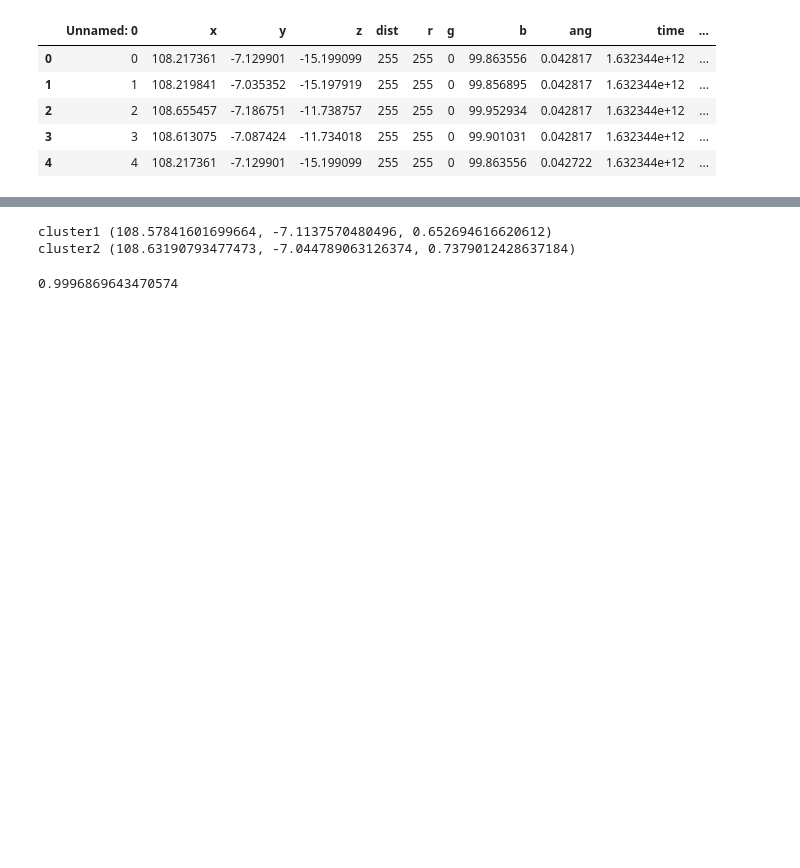
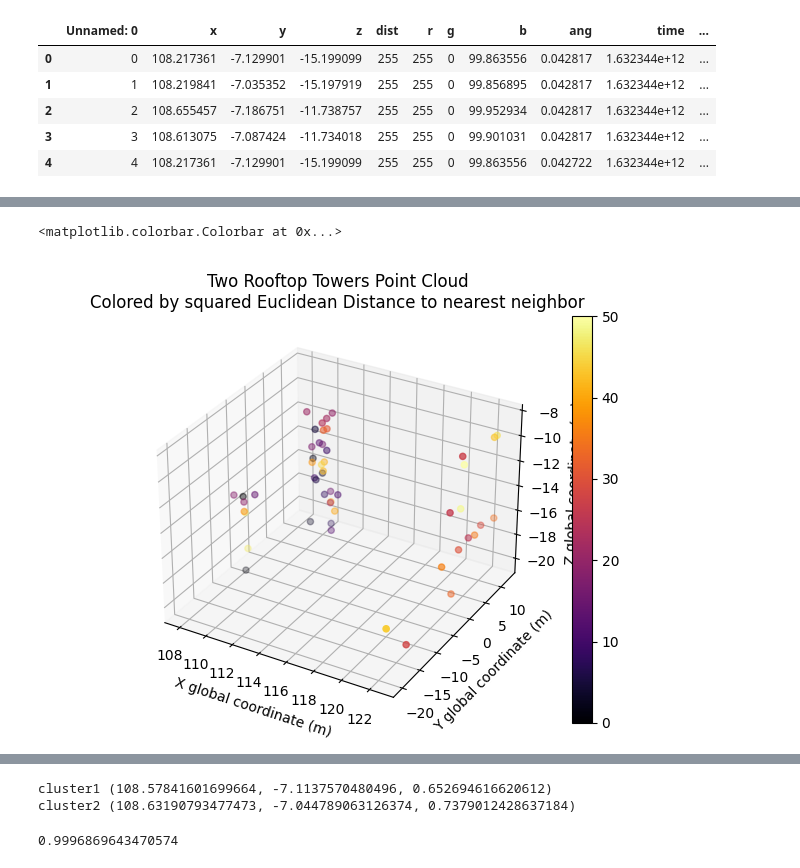
Before and after one commit to pflani/ObstacleSegmentation, a Jupyter notebook: DBSCAN.ipynb, the cells around one changed output, grey strips where cells are left out. Saved outputs shown, nothing was run; the diff lists cells and outputs as text; code cells hidden in the pictures; blank space fills up the shorter version.

```diff
--- a/DBSCAN.ipynb
+++ b/DBSCAN.ipynb
@@ -67,0 +134,14 @@ exampleclusterdf.describe()
+# %%
+# for point,newcluster in neighborhood_clustering.labels_
+newclusters = pd.DataFrame(neighborhood_clustering.labels_)
+newclusters.columns = ['newcluster']
+clustercenterdf = pd.DataFrame(cluster_center_array)
+
+clustercenterdf = clustercenterdf.join(newclusters)
+
+clustercenterdf.columns=['x','y','z','newcluster']
+print(clustercenterdf)
+
+old2newclustermap = clustercenterdf.newcluster.to_dict()
+
+df['newcluster'] = df['clusterfromdbscan'].map(old2newclustermap)
@@ -68,3 +166,19 @@ exampleclusterdf.describe()
+# %%
+%matplotlib widget
+fig = plt.figure()
+ax3D = fig.add_subplot(111, projection='3d')
+ax3D.set_zlabel('Z global coordinate (m)')
+#p = ax3D.scatter(df.x,df.y,df.z)#original points colored by neighborhood, removed "",c = df.newcluster,cmap = plt.get_cmap("plasma")""
+p = ax3D.scatter(clustercenterdf.x,clustercenterdf.y,clustercenterdf.z,c = clustercenterdf.index,cmap = plt.get_cmap("inferno"))#just centers that were basis for neighbor
+# plt.suptitle("Two Rooftop Towers Point Cloud")
+plt.title("Two Rooftop Towers Point Cloud\nColored by squared Euclidean Distance to nearest neighbor")
+plt.xlabel('X global coordinate (m)')
+plt.ylabel('Y global coordinate (m)')
+plt.tight_layout()
+fig.colorbar(p,ax=ax3D)
+# %% [output]
+<matplotlib.colorbar.Colorbar at 0x...>
+[figure, added]
 # %%
 exampleclusterdf2 = df[df['clusterfromdbscan']==1]
 exampleclusterdf2.describe()
```
Also changed, not shown: parts of 9 cells of this notebook.
